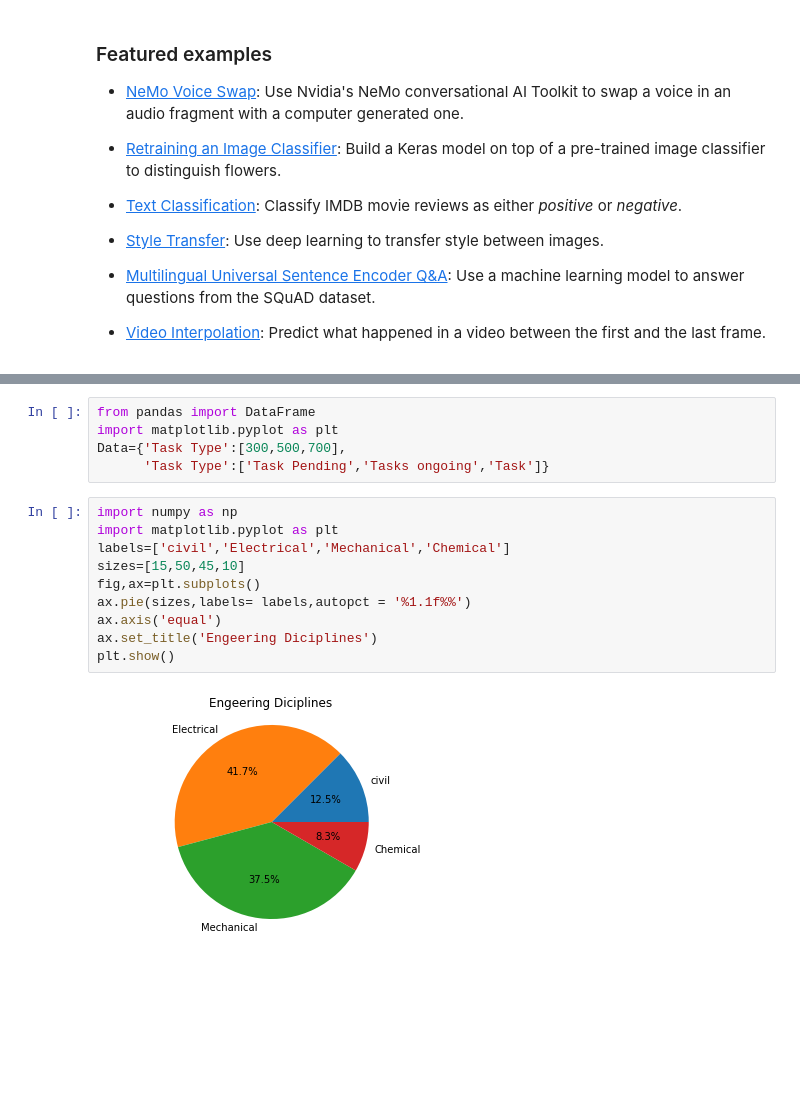
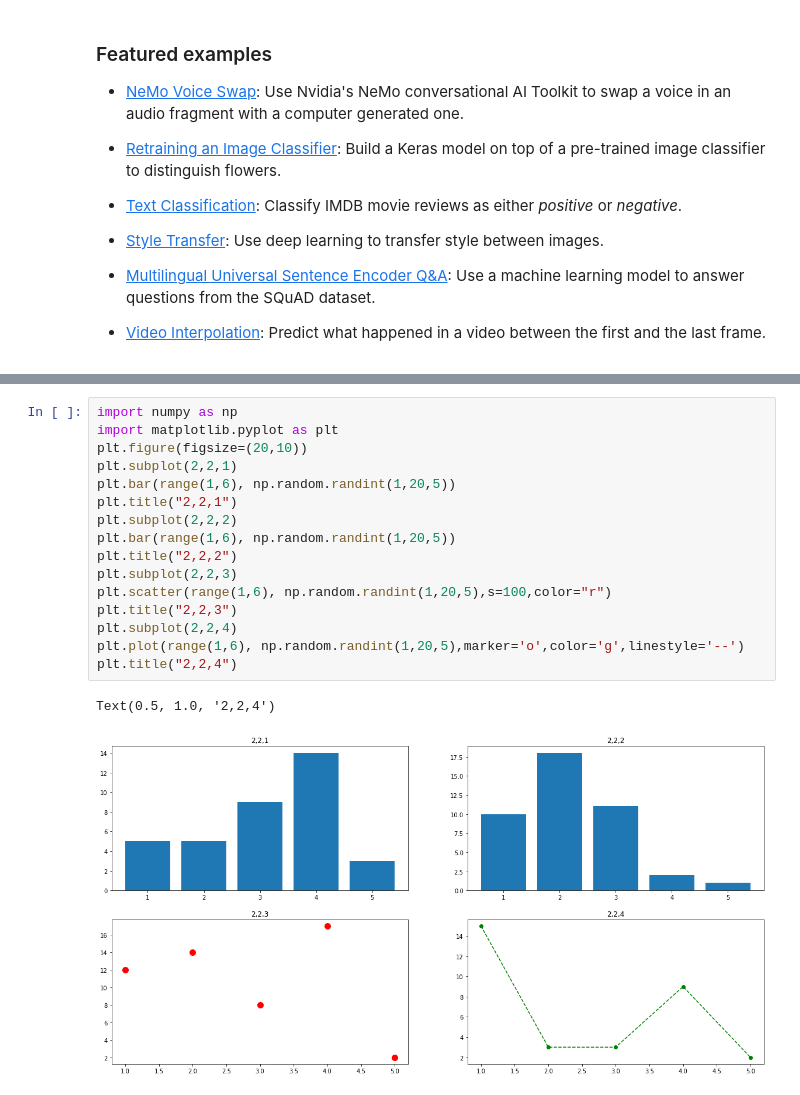
Before and after one commit to Aryamore/MSC_FDS_527, a Jupyter notebook: Welcome_To_Colaboratory.ipynb, the cells around one changed output, grey strips where cells are left out. Saved outputs shown, nothing was run; the diff lists cells and outputs as text; blank space fills up the shorter version.

```diff
--- a/Welcome_To_Colaboratory.ipynb
+++ b/Welcome_To_Colaboratory.ipynb
@@ -185,17 +153,19 @@ plt.show()
-# %%
-from pandas import DataFrame
-import matplotlib.pyplot as plt
-Data={'Task Type':[300,500,700],
-      'Task Type':['Task Pending','Tasks ongoing','Task']}
-# %%
-import numpy as np
-import matplotlib.pyplot as plt
-labels=['civil','Electrical','Mechanical','Chemical']
-sizes=[15,50,45,10]
-fig,ax=plt.subplots()
-ax.pie(sizes,labels= labels,autopct = '%1.1f%%')
-ax.axis('equal')
-ax.set_title('Engeering Diciplines')
-plt.show()
-# %% [output]
-[figure, removed]
+# %%
+import numpy as np
+import matplotlib.pyplot as plt
+plt.figure(figsize=(20,10))
+plt.subplot(2,2,1)
+plt.bar(range(1,6), np.random.randint(1,20,5))
+plt.title("2,2,1")
+plt.subplot(2,2,2)
+plt.bar(range(1,6), np.random.randint(1,20,5))
+plt.title("2,2,2")
+plt.subplot(2,2,3)
+plt.scatter(range(1,6), np.random.randint(1,20,5),s=100,color="r")
+plt.title("2,2,3")
+plt.subplot(2,2,4)
+plt.plot(range(1,6), np.random.randint(1,20,5),marker='o',color='g',linestyle='--')
+plt.title("2,2,4")
+# %% [output]
+Text(0.5, 1.0, '2,2,4')
+[figure, added]
```
Also changed, not shown: parts of 3 cells of this notebook.
